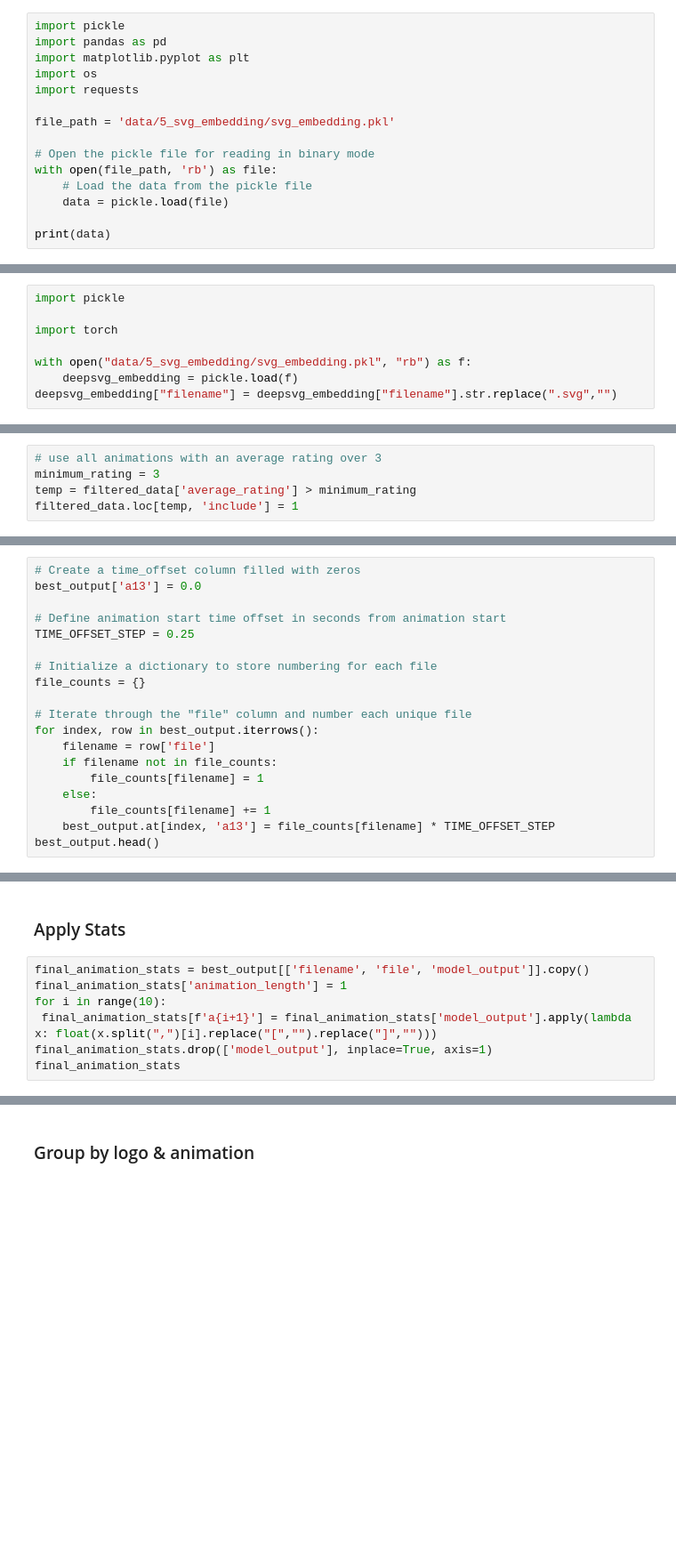
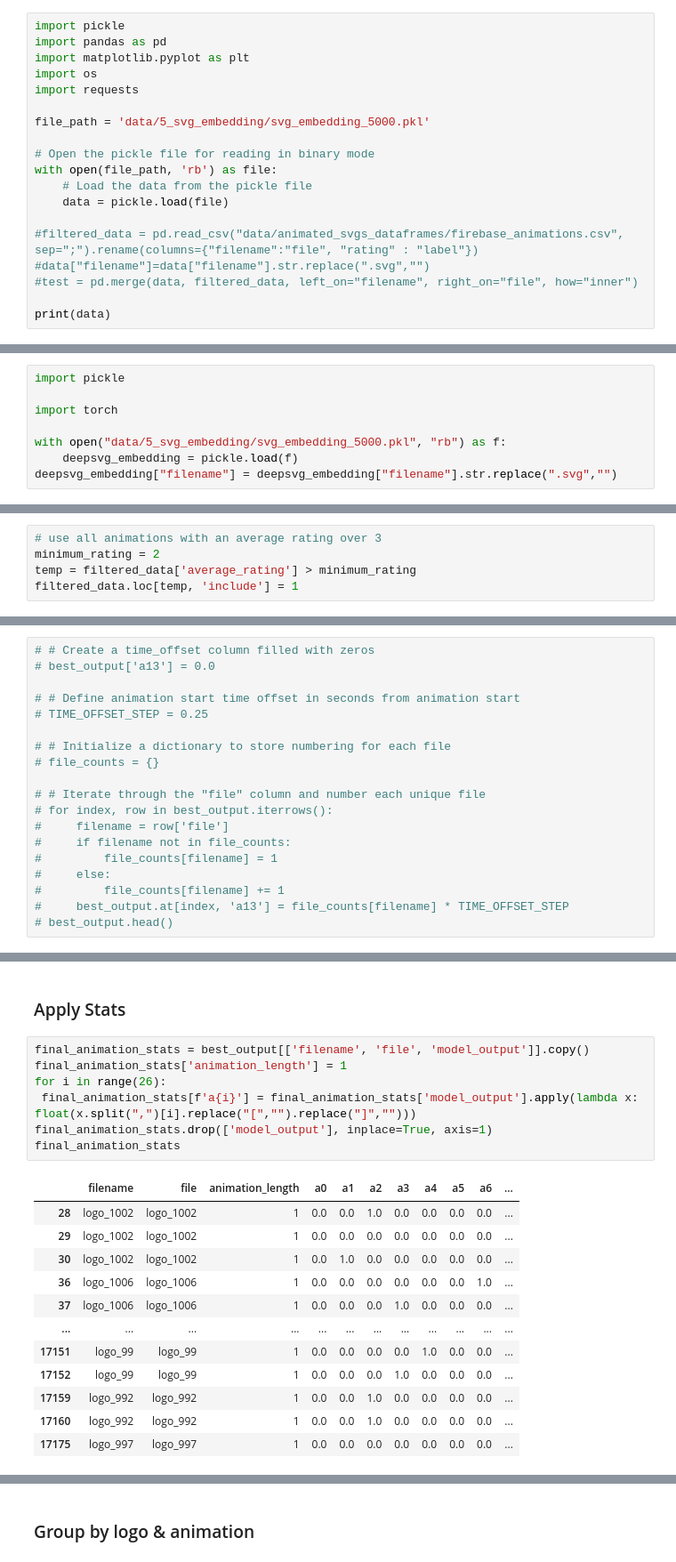
Before and after one commit to dfuhge/Animate_SVG_v2, a Jupyter notebook: prototype_dataset.ipynb, the cells around one changed output, grey strips where cells are left out. Shown at 89% size. Saved outputs shown, nothing was run; the diff lists cells and outputs as text; blank space fills up the shorter version.

```diff
--- a/prototype_dataset.ipynb
+++ b/prototype_dataset.ipynb
@@ -26,11 +26,15 @@ import matplotlib.pyplot as plt
 import os
 import requests
 
-file_path = 'data/5_svg_embedding/svg_embedding.pkl'
+file_path = 'data/5_svg_embedding/svg_embedding_5000.pkl'
 
 # Open the pickle file for reading in binary mode
 with open(file_path, 'rb') as file:
     # Load the data from the pickle file
     data = pickle.load(file)
 
+#filtered_data = pd.read_csv("data/animated_svgs_dataframes/firebase_animations.csv", sep=";").rename(columns={"filename":"file", "rating" : "label"})
+#data["filename"]=data["filename"].str.replace(".svg","")
+#test = pd.merge(data, filtered_data, left_on="filename", right_on="file", how="inner")
+
 print(data)
@@ -115,7 +183,7 @@ import pickle
 
 import torch
 
-with open("data/5_svg_embedding/svg_embedding.pkl", "rb") as f:
+with open("data/5_svg_embedding/svg_embedding_5000.pkl", "rb") as f:
     deepsvg_embedding = pickle.load(f)
 deepsvg_embedding["filename"] = deepsvg_embedding["filename"].str.replace(".svg","")
 # %%
@@ -287,7 +490,7 @@ Pick the following animations
 filtered_data['include'] = 0
 # %%
 # use all animations with an average rating over 3
-minimum_rating = 3
+minimum_rating = 2
 temp = filtered_data['average_rating'] > minimum_rating
 filtered_data.loc[temp, 'include'] = 1
 # %%
@@ -317,24 +524,24 @@ best_output['filename'] = best_output['file'].str.extract(pattern)
 # %% [markdown]
 ### Numeration to keep order later (corresponds to start-time)
 # %%
-# Create a time_offset column filled with zeros
-best_output['a13'] = 0.0
+# # Create a time_offset column filled with zeros
+# best_output['a13'] = 0.0
 
-# Define animation start time offset in seconds from animation start
-TIME_OFFSET_STEP = 0.25
+# # Define animation start time offset in seconds from animation start
+# TIME_OFFSET_STEP = 0.25
 
-# Initialize a dictionary to store numbering for each file
-file_counts = {}
+# # Initialize a dictionary to store numbering for each file
+# file_counts = {}
 
-# Iterate through the "file" column and number each unique file
-for index, row in best_output.iterrows():
-    filename = row['file']
-    if filename not in file_counts:
-        file_counts[filename] = 1
-    else:
-        file_counts[filename] += 1
-    best_output.at[index, 'a13'] = file_counts[filename] * TIME_OFFSET_STEP
-best_output.head()
+# # Iterate through the "file" column and number each unique file
+# for index, row in best_output.iterrows():
+#     filename = row['file']
+#     if filename not in file_counts:
+#         file_counts[filename] = 1
+#     else:
+#         file_counts[filename] += 1
+#     best_output.at[index, 'a13'] = file_counts[filename] * TIME_OFFSET_STEP
+# best_output.head()
 # %% [markdown]
 ### Stat: Animated paths per logo
 # %%
@@ -362,7 +600,20 @@ print(histogram_table)
 # %%
 final_animation_stats = best_output[['filename', 'file', 'model_output']].copy()
 final_animation_stats['animation_length'] = 1
-for i in range(10):
- final_animation_stats[f'a{i+1}'] = final_animation_stats['model_output'].apply(lambda x: float(x.split(",")[i].replace("[","").replace("]","")))
+for i in range(26):
+ final_animation_stats[f'a{i}'] = final_animation_stats['model_output'].apply(lambda x: float(x.split(",")[i].replace("[","").replace("]","")))
 final_animation_stats.drop(['model_output'], inplace=True, axis=1)
 final_animation_stats
+# %% [output]
+|  | filename | file | animation_length | a0 | a1 | a2 | a3 | a4 | a5 | a6 | ... |
+| 28 | logo_1002 | logo_1002 | 1 | 0.0 | 0.0 | 1.0 | 0.0 | 0.0 | 0.0 | 0.0 | ... |
+| 29 | logo_1002 | logo_1002 | 1 | 0.0 | 0.0 | 0.0 | 0.0 | 0.0 | 0.0 | 0.0 | ... |
+| 30 | logo_1002 | logo_1002 | 1 | 0.0 | 1.0 | 0.0 | 0.0 | 0.0 | 0.0 | 0.0 | ... |
+| 36 | logo_1006 | logo_1006 | 1 | 0.0 | 0.0 | 0.0 | 0.0 | 0.0 | 0.0 | 1.0 | ... |
+| 37 | logo_1006 | logo_1006 | 1 | 0.0 | 0.0 | 0.0 | 1.0 | 0.0 | 0.0 | 0.0 | ... |
+| ... | ... | ... | ... | ... | ... | ... | ... | ... | ... | ... | ... |
+| 17151 | logo_99 | logo_99 | 1 | 0.0 | 0.0 | 0.0 | 0.0 | 1.0 | 0.0 | 0.0 | ... |
+| 17152 | logo_99 | logo_99 | 1 | 0.0 | 0.0 | 0.0 | 1.0 | 0.0 | 0.0 | 0.0 | ... |
+| 17159 | logo_992 | logo_992 | 1 | 0.0 | 0.0 | 1.0 | 0.0 | 0.0 | 0.0 | 0.0 | ... |
+| 17160 | logo_992 | logo_992 | 1 | 0.0 | 0.0 | 1.0 | 0.0 | 0.0 | 0.0 | 0.0 | ... |
+| 17175 | logo_997 | logo_997 | 1 | 0.0 | 0.0 | 0.0 | 0.0 | 0.0 | 0.0 | 0.0 | ... |
```
Also changed, not shown: parts of 46 cells of this notebook, 3 other files.
